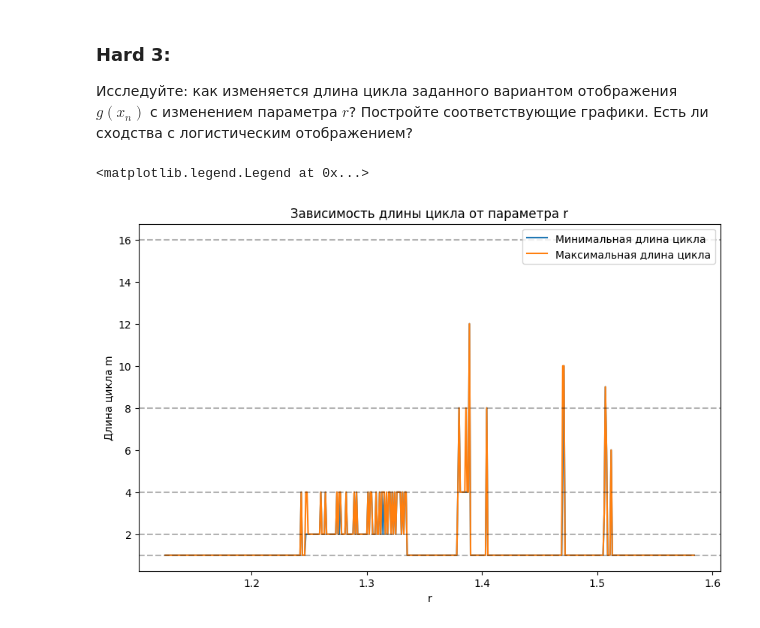
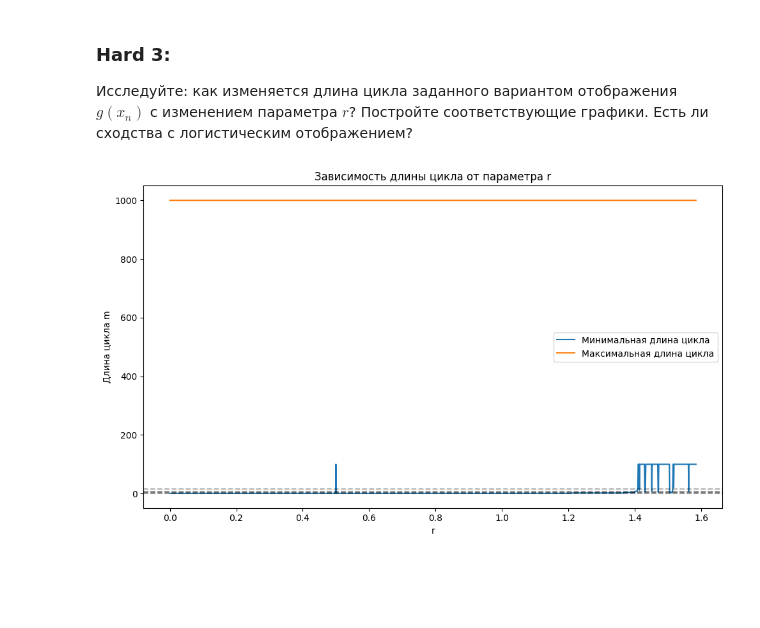
Before and after one commit to IliaOknesavi/MathLab, a Jupyter notebook: easy-norm-hard.ipynb, the cells around one changed output. Cells and saved outputs as stored; diff of their text form; code cells hidden in the pictures; blank space fills up the shorter version.

```diff
--- a/easy-norm-hard.ipynb
+++ b/easy-norm-hard.ipynb
@@ -317,7 +299,7 @@ def lamerey_stair(r: float, x0: float, n: int, esp: float = 1e-4, func: callable
     y = data[:, 1]
     plt.plot(x, y, label='$x_{n} = f(x_{n-1})$')
     plt.plot(x, x, label='$y = x$', color='k', linestyle='--')
-    plt.plot([seq[0], 0], [seq[0], seq[1]], color='r')
+    plt.plot([seq[0], seq[0]], [0, seq[1]], color='r')
     plt.plot([seq[0], seq[1]], [seq[1], seq[1]], color='r')
     for i in range(1, len(seq) - 1):
         plt.plot([seq[i], seq[i]], [seq[i], seq[i + 1]], color='r')
@@ -329,4 +311,4 @@ def lamerey_stair(r: float, x0: float, n: int, esp: float = 1e-4, func: callable
 
 
 for r in [3, 3.1, 3.2, 3.3, r_infty]:
-    lamerey_stair(r, 0.1, 500)
+    lamerey_stair(r, 0.1, 5000)
@@ -342,42 +318,52 @@ for r in [3, 3.1, 3.2, 3.3, r_infty]:
 ### Hard 3:
 Исследуйте: как изменяется длина цикла заданного вариантом отображения $g(x_n)$ с изменением параметра $r$? Постройте соответствующие графики. Есть ли сходства с логистическим отображением?
 # %%
-r_max = 27 / (2*(7*7**0.5 - 10))
+r_infty = 3.5699456
+EPS = 1e-12
 r_data = []
-for r in np.arange(9/8, r_max, 1e-3):
-    min_cycle_length = 1000
-    max_cycle_length = 1
-    for x in np.arange(0.001, 1, 1e-2):
-        seq = [x]
-        for _ in range(100):
-            seq.append(r * seq[-1] * (1 - seq[-1])*(2 + seq[-1]))
+MAX_CYCLE_LENGTH = 1024
+
+
+def index_with_eps(seq: list[float], val: float, eps: float = EPS):
+    for i in range(len(seq) - 1, max(len(seq) - MAX_CYCLE_LENGTH - 1, -1), -1):
+        if abs(seq[i] - val) <= eps:
+            return i
+    return None
+
+
+for r in np.arange(0, r_max, 1e-3):
+    min_cycle_length = 100
+    max_cycle_length = 1000
+    for x0 in np.arange(0.001, 1.0, 1e-2):
+        seq = [float(x0)]
+        for _ in range(10000):
+            seq.append(r * seq[-1] * (1.0 - seq[-1]) * (2 + seq[-1]))
         cycle = []
-        for i in range(1, len(seq)):
-            if seq[i] in cycle:
-                cycle_start = cycle.index(seq[i])
-                cycle_length = len(cycle) - cycle_start
+        for i in range(max(len(seq) - MAX_CYCLE_LENGTH - 1, 1), len(seq)):
+            idx = index_with_eps(cycle, seq[i], EPS)
+            if idx is not None:
+                cycle_length = len(cycle) - idx
                 min_cycle_length = min(min_cycle_length, cycle_length)
                 max_cycle_length = max(max_cycle_length, cycle_length)
                 break
             cycle.append(seq[i])
     min_cycle_length = min(min_cycle_length, max_cycle_length)
-    r_data.append([r, min_cycle_length, max_cycle_length])
+    r_data.append([float(r), float(min_cycle_length), float(max_cycle_length)])
+
 plt.figure(figsize=(10, 6))
 plt.title('Зависимость длины цикла от параметра r')
-r_data = np.array(r_data)
-plt.plot(r_data[:, 0], r_data[:, 1], label='Минимальная длина цикла')
-plt.plot(r_data[:, 0], r_data[:, 2], label='Максимальная длина цикла')
-plt.axhline(y=1, color='k', linestyle='--', alpha=0.3)
-plt.axhline(y=2, color='k', linestyle='--', alpha=0.3)
-plt.axhline(y=4, color='k', linestyle='--', alpha=0.3)
-plt.axhline(y=8, color='k', linestyle='--', alpha=0.3)
-plt.axhline(y=16, color='k', linestyle='--', alpha=0.3)
+r_arr = np.array(r_data, dtype=np.float64)
+plt.plot(r_arr[:, 0], r_arr[:, 1], label='Минимальная длина цикла')
+plt.plot(r_arr[:, 0], r_arr[:, 2], label='Максимальная длина цикла')
+for y in (1, 2, 4, 8, 16):
+    plt.axhline(y=y, color='k', linestyle='--', alpha=0.3)
 plt.xlabel('r')
 plt.ylabel('Длина цикла m')
 plt.legend()
+plt.tight_layout()
+plt.show()
 # %% [output]
-<matplotlib.legend.Legend at 0x...>
-[figure, old version]
+[figure, new version]
 # %%
 for r in [9 / 8, 9 / 8 + (r_max - 9 / 8) / 4, 9 / 8 + (r_max - 9 / 8) / 3, 9 / 8 + (r_max - 9 / 8) / 2, r_max]:
     lamerey_stair(r, 0.7, 5000, func=g)
```
Also changed, not shown: parts of 10 cells of this notebook, 1 other file.
